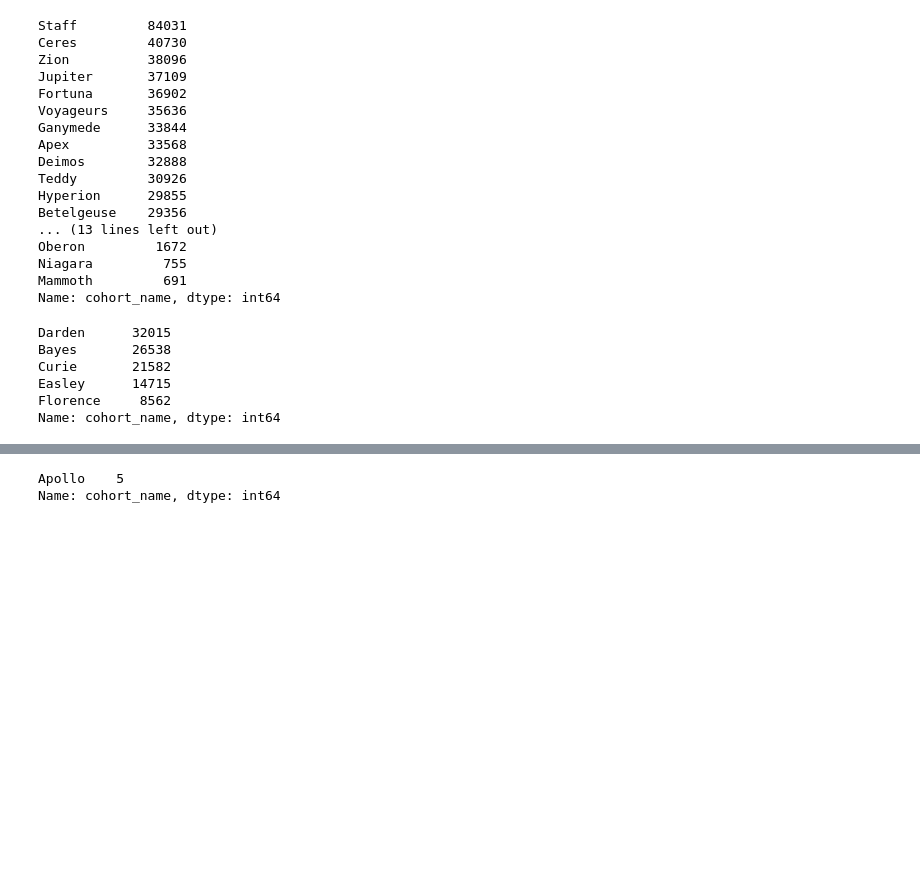
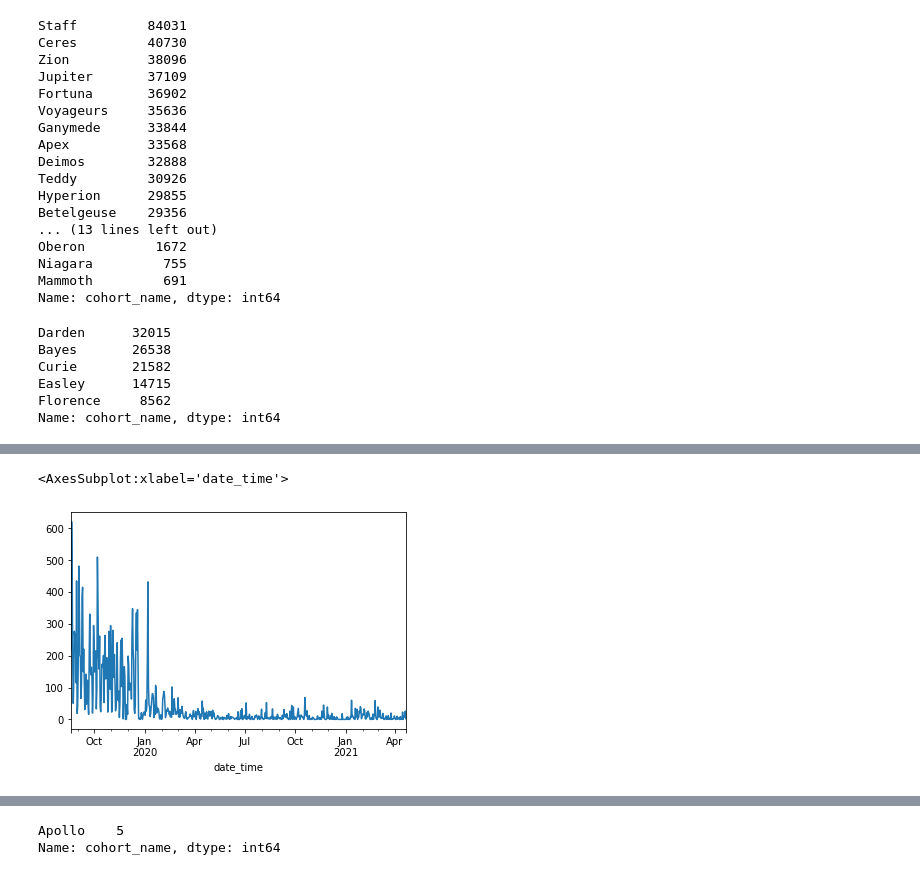
Before and after one commit to Codeup-Board-Advisory/board-slide-research, a Jupyter notebook: working_notebooks/jag-explore.ipynb, the cells around one changed output, grey strips where cells are left out. Drawn from its saved outputs; the diff is of its cells as text; code cells hidden in the pictures; blank space fills up the shorter version.

```diff
--- a/working_notebooks/jag-explore.ipynb
+++ b/working_notebooks/jag-explore.ipynb
@@ -77,0 +97,6 @@ Name: cohort_name, dtype: int64
+# %%
+bayes = df[df.cohort_name =='Bayes']
+curie = df[df.cohort_name =='Curie']
+darden = df[df.cohort_name =='Darden']
+easley = df[df.cohort_name =='Easley']
+florence = df[df.cohort_name =='Florence']
@@ -77,0 +150,5 @@ Name: cohort_name, dtype: int64
+# %%
+bayes['endpoint'].resample('d').count().plot()
+# %% [output]
+<AxesSubplot:xlabel='date_time'>
+[figure, added]
```
Also changed, not shown: parts of 12 cells of this notebook.
